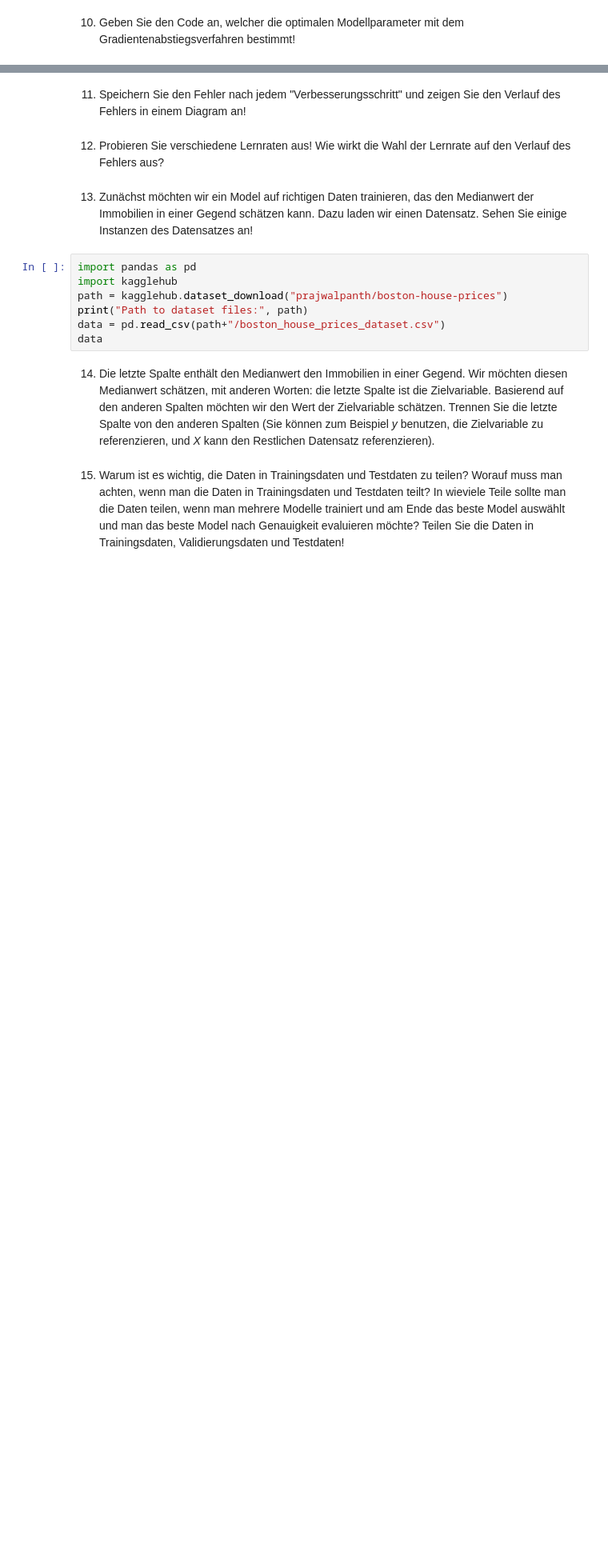
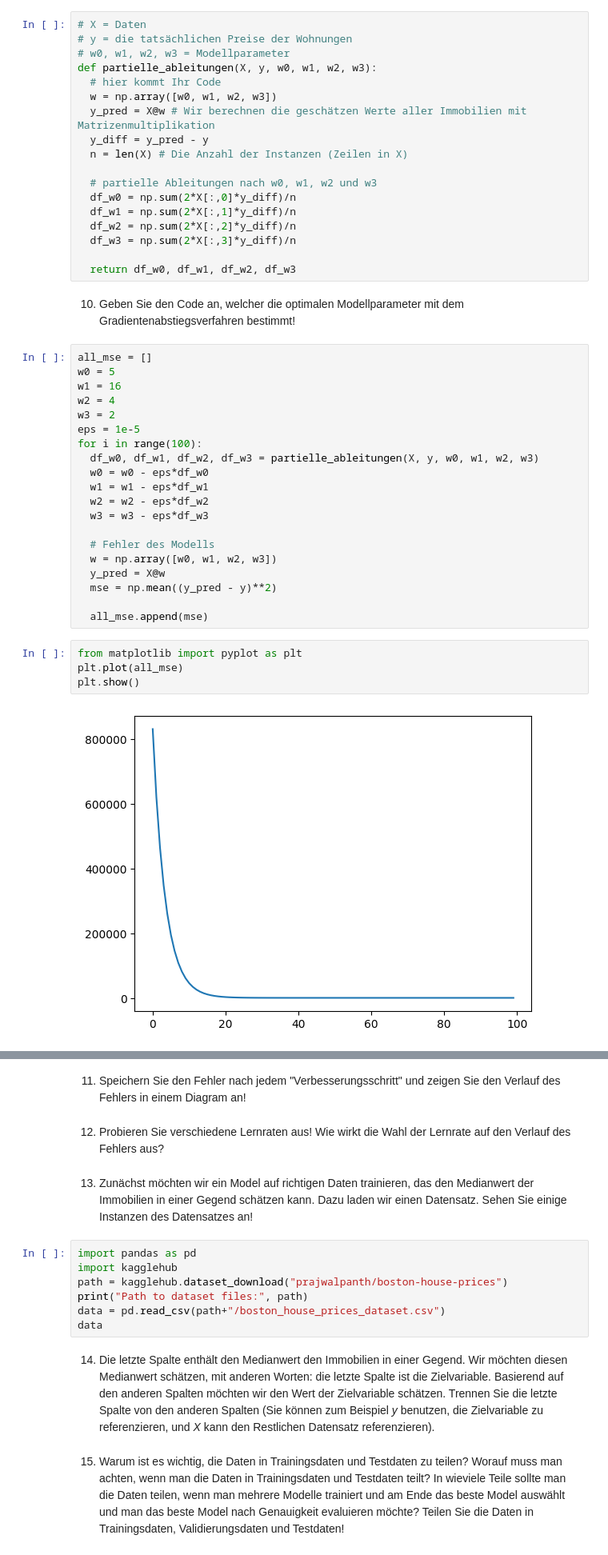
Before and after one commit to kr7/dskim1600, a Jupyter notebook: LineareRegression.ipynb, the cells around one changed output, grey strips where cells are left out. Shown: that part at 80% size. Cells and saved outputs as stored; diff of their text form; blank space fills up the shorter version.

```diff
--- a/LineareRegression.ipynb
+++ b/LineareRegression.ipynb
@@ -66,2 +138,46 @@ def partielle_ableitungen(X, w0, w1, w2, w3):
+# %%
+# X = Daten
+# y = die tatsächlichen Preise der Wohnungen
+# w0, w1, w2, w3 = Modellparameter
+def partielle_ableitungen(X, y, w0, w1, w2, w3):
+  # hier kommt Ihr Code
+  w = np.array([w0, w1, w2, w3])
+  y_pred = X@w # Wir berechnen die geschätzen Werte aller Immobilien mit Matrizenmultiplikation
+  y_diff = y_pred - y
+  n = len(X) # Die Anzahl der Instanzen (Zeilen in X)
+
+  # partielle Ableitungen nach w0, w1, w2 und w3
+  df_w0 = np.sum(2*X[:,0]*y_diff)/n
+  df_w1 = np.sum(2*X[:,1]*y_diff)/n
+  df_w2 = np.sum(2*X[:,2]*y_diff)/n
+  df_w3 = np.sum(2*X[:,3]*y_diff)/n
+
+  return df_w0, df_w1, df_w2, df_w3
 # %% [markdown]
 10. Geben Sie den Code an, welcher die optimalen Modellparameter mit dem Gradientenabstiegsverfahren bestimmt!
+# %%
+all_mse = []
+w0 = 5
+w1 = 16
+w2 = 4
+w3 = 2
+eps = 1e-5
+for i in range(100):
+  df_w0, df_w1, df_w2, df_w3 = partielle_ableitungen(X, y, w0, w1, w2, w3)
+  w0 = w0 - eps*df_w0
+  w1 = w1 - eps*df_w1
+  w2 = w2 - eps*df_w2
+  w3 = w3 - eps*df_w3
+
+  # Fehler des Modells
+  w = np.array([w0, w1, w2, w3])
+  y_pred = X@w
+  mse = np.mean((y_pred - y)**2)
+
+  all_mse.append(mse)
+# %%
+from matplotlib import pyplot as plt
+plt.plot(all_mse)
+plt.show()
+# %% [output]
+[figure, added]
```
Also changed, not shown: parts of 22 cells of this notebook.
